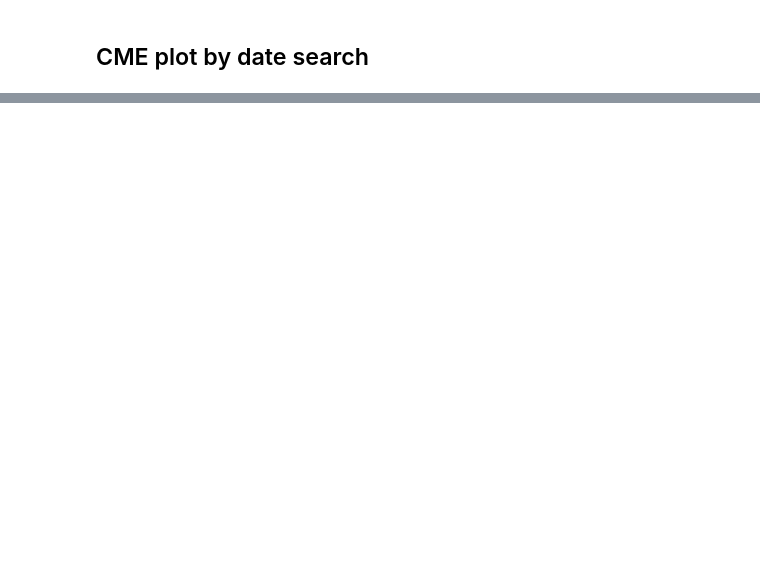
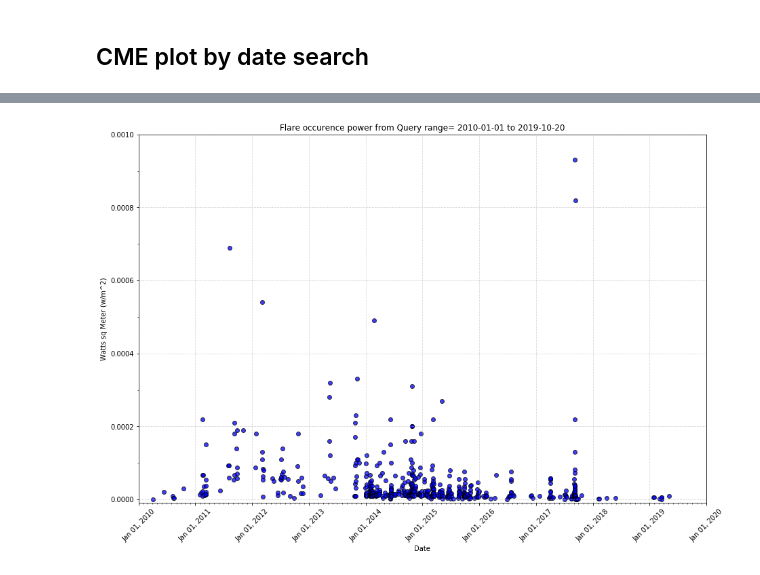
Before and after one commit to rockhound03/Project1, a Jupyter notebook: modules/Flare_plot.ipynb, the cells around one changed output, grey strips where cells are left out. Saved outputs shown, nothing was run; the diff lists cells and outputs as text; code cells hidden in the pictures; blank space fills up the shorter version.

Commit message:
add matplotlib flare plot

```diff
--- a/modules/Flare_plot.ipynb
+++ b/modules/Flare_plot.ipynb
@@ -200,3 +201,30 @@ show(cm)
 # %% [output]
 [interactive output not drawn]
 [interactive output not drawn]
+# %%
+fig, ax = plt.subplots(figsize=(15,10))
+
+ax.scatter(ref_date, power_bin, facecolor = 'b', alpha = .75, edgecolor='k')
+ax.set_title(f"Flare occurence power from Query range= {start_date} to {end_date}")
+
+
+ax.set_xlabel("Date")
+ax.set_xticklabels(ref_date,rotation=45)
+ax.set_ylabel("Watts sq Meter (w/m^2)")
+ax.set_xlim(dt(2010,1,1), dt(2020,1,1))
+ax.set_ylim(-1e-5,10e-4)
+
+
+years = mdates.YearLocator()   # every year
+months = mdates.MonthLocator()  # every month
+fmt = mdates.DateFormatter('%b %d, %Y')
+
+ax.xaxis.set_major_locator(years)
+ax.xaxis.set_major_formatter(fmt)
+ax.xaxis.set_minor_locator(months)
+
+ax.set_yticks(np.arange(0,11e-4,2e-4))
+ax.set_yticks(np.arange(0,10.5e-4,1e-4), minor=True)
+ax.grid("--",which='major', alpha=0.5, linestyle='--')
+# %% [output]
+[figure, added]
```
Also changed, not shown: parts of 3 cells of this notebook.
